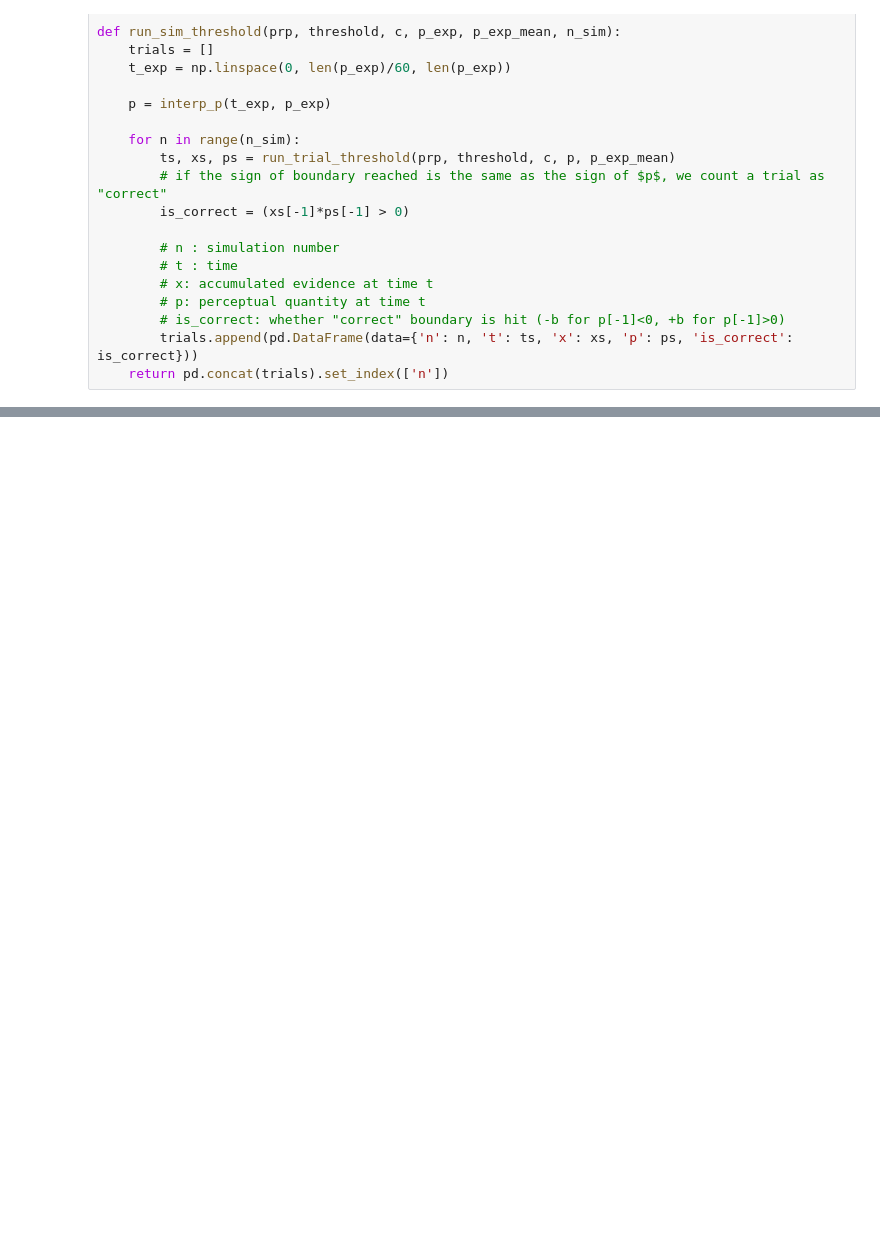
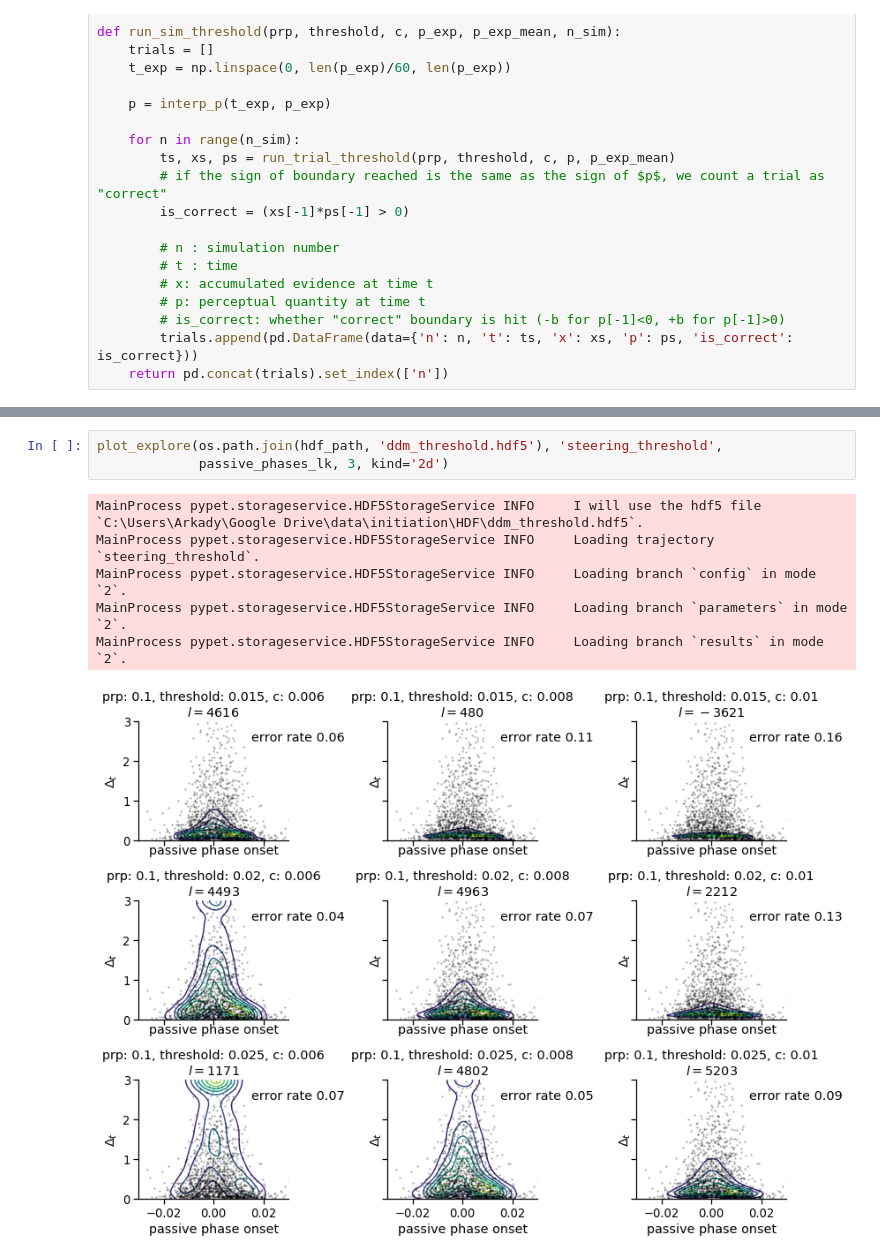
Before and after one commit to cherepaha/initiation, a Jupyter notebook: steering_data_analysis.ipynb, the cells around one changed output, grey strips where cells are left out. Drawn from its saved outputs; the diff is of its cells as text; blank space fills up the shorter version.

```diff
--- a/steering_data_analysis.ipynb
+++ b/steering_data_analysis.ipynb
@@ -724,0 +791,10 @@ ax = plot_model_traces(xs, ns, t_exp, p_exp)
+# %%
+plot_explore(os.path.join(hdf_path, 'ddm_threshold.hdf5'), 'steering_threshold',
+             passive_phases_lk, 3, kind='2d')
+# %% [output]
+MainProcess pypet.storageservice.HDF5StorageService INFO     I will use the hdf5 file `C:\Users\Arkady\Google Drive\data\initiation\HDF\ddm_threshold.hdf5`.
+MainProcess pypet.storageservice.HDF5StorageService INFO     Loading trajectory `steering_threshold`.
+MainProcess pypet.storageservice.HDF5StorageService INFO     Loading branch `config` in mode `2`.
+MainProcess pypet.storageservice.HDF5StorageService INFO     Loading branch `parameters` in mode `2`.
+MainProcess pypet.storageservice.HDF5StorageService INFO     Loading branch `results` in mode `2`.
+[figure, added]
```
Also changed, not shown: parts of 12 cells of this notebook, 4 other files.
